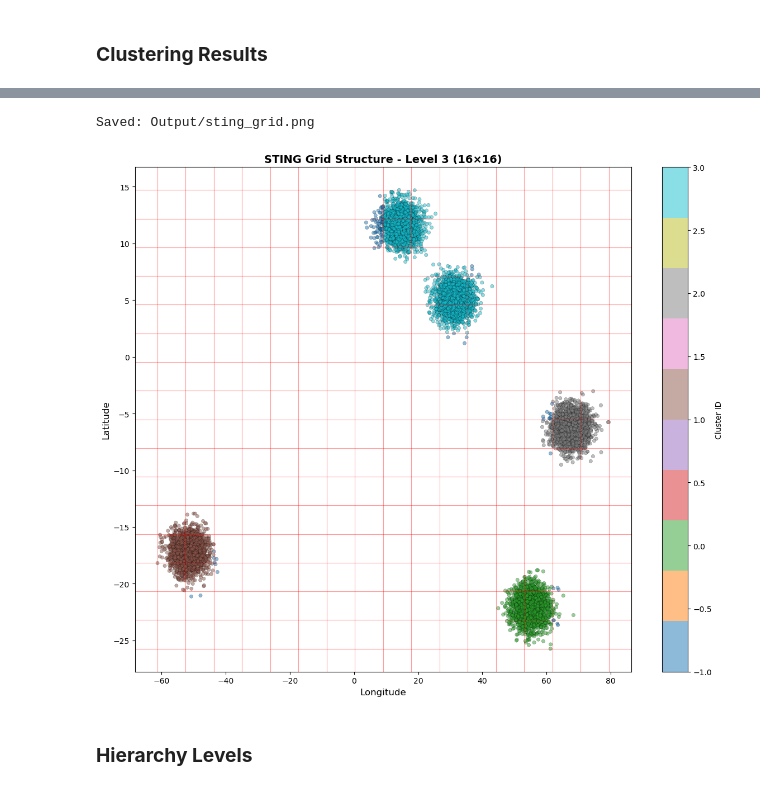
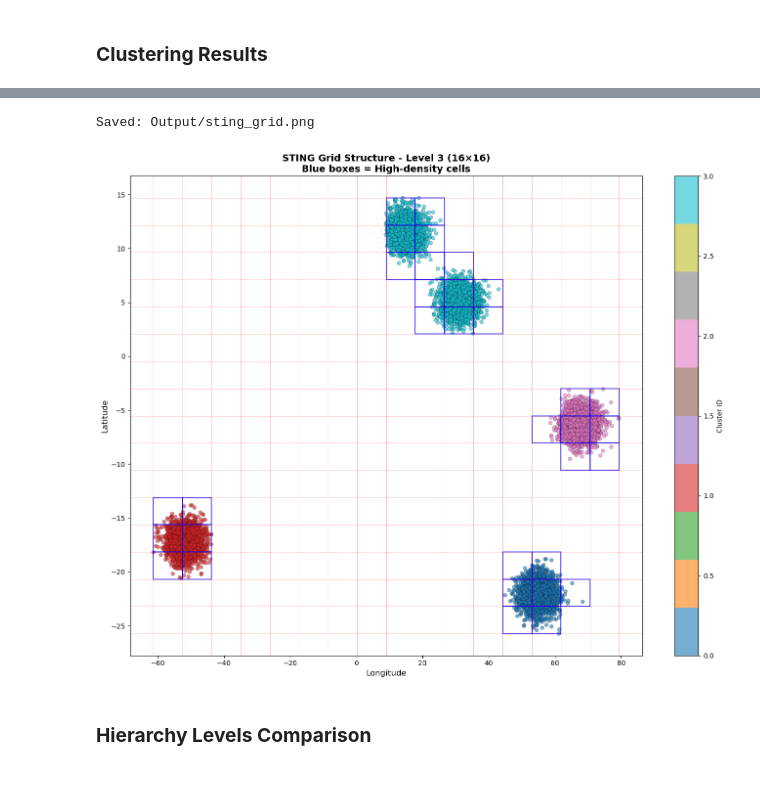
Before and after one commit to qlbusalim/STING-Statistical-Information-Grid, a Jupyter notebook: sting.ipynb, the cells around one changed output, grey strips where cells are left out. Drawn from its saved outputs; the diff is of its cells as text; code cells hidden in the pictures.

```diff
--- a/sting.ipynb
+++ b/sting.ipynb
@@ -413,11 +402,10 @@ for level, grid in enumerate(grids):
         counts = [c['count'] for c in grid.values() if c['count'] > 0]
         densities = [c['density'] for c in grid.values() if c['count'] > 0]
 
-        n_cells = subdivision ** (level + 1)
-        print(f"\nLevel {level}: ({n_cells}×{n_cells})")
-        print(f"  Total cells: {len(grid)}")
-        print(f"  Non-empty cells: {non_empty}")
-        print(f"  Avg points/cell: {np.mean(counts):.1f}")
-        print(f"  Max points/cell: {max(counts)}")
-        print(f"  Density range: [{min(densities):.6f}, {max(densities):.6f}]")
+        n_cells_per_dim = subdivision ** (level + 1)
+        print(f"\nLevel {level}: ({n_cells_per_dim}×{n_cells_per_dim} grid)")
+        print(f"- Total cells: {len(grid)}")
+        print(f"- Non-empty: {non_empty} ({non_empty/len(grid)*100:.1f}%)")
+        print(f"- Points per cell: min={min(counts)}, max={max(counts)}, avg={np.mean(counts):.1f}")
+        print(f"- Density range: [{min(densities):.6f}, {max(densities):.6f}]")
 # %% [output]
@@ -660,41 +695,60 @@ Saved: Output/sting_clusters.png
 # %%
-fig, ax = plt.subplots(figsize=(12, 10))
+fig, ax = plt.subplots(figsize=(14, 11))
 
-# Plot points
-scatter = ax.scatter(X[:, 1], X[:, 0],
-                    c=labels, cmap='tab10',
-                    s=20, alpha=0.5,
-                    edgecolors='black', linewidth=0.3)
+# Plot clustered points
+mask_clustered = labels >= 0
+scatter = ax.scatter(X[mask_clustered, 1], X[mask_clustered, 0],
+                    c=labels[mask_clustered], cmap='tab10',
+                    s=30, alpha=0.6, edgecolors='black', linewidth=0.3)
 
-# Draw grid lines
+# Plot noise
+mask_noise = labels == -1
+ax.scatter(X[mask_noise, 1], X[mask_noise, 0],
+          c='lightgray', s=15, alpha=0.3, marker='.', edgecolors='none')
+
+# Draw grid lines for finest level
 level_to_show = finest_level
 n_cells_show = subdivision ** (level_to_show + 1)
-
 cell_height = lat_range / n_cells_show
 cell_width = lon_range / n_cells_show
 
 for i in range(n_cells_show + 1):
     lat_line = min_lat + i * cell_height
-    ax.axhline(y=lat_line, color='red', alpha=0.4, linewidth=0.8)
+    ax.axhline(y=lat_line, color='red', alpha=0.3, linewidth=0.6)
 
 for j in range(n_cells_show + 1):
     lon_line = min_lon + j * cell_width
-    ax.axvline(x=lon_line, color='red', alpha=0.4, linewidth=0.8)
+    ax.axvline(x=lon_line, color='red', alpha=0.3, linewidth=0.6)
+
+# Highlight high-density cells
+if relevant_cells:
+    for cell in relevant_cells:
+        rect = plt.Rectangle(
+            (cell['bounds']['min_lon'], cell['bounds']['min_lat']),
+            cell['bounds']['max_lon'] - cell['bounds']['min_lon'],
+            cell['bounds']['max_lat'] - cell['bounds']['min_lat'],
+            fill=False, edgecolor='blue', linewidth=1.5, alpha=0.7
+        )
+        ax.add_patch(rect)
 
 ax.set_xlabel('Longitude', fontsize=12)
 ax.set_ylabel('Latitude', fontsize=12)
-ax.set_title(f'STING Grid Structure - Level {level_to_show} ({n_cells_show}×{n_cells_show})',
+ax.set_title(f'STING Grid Structure - Level {level_to_show} ({n_cells_show}×{n_cells_show})\n' +
+            f'Blue boxes = High-density cells',
             fontsize=14, fontweight='bold')
-plt.colorbar(scatter, ax=ax, label='Cluster ID')
+
+if mask_clustered.sum() > 0:
+    plt.colorbar(scatter, ax=ax, label='Cluster ID')
+
 plt.tight_layout()
 plt.savefig('Output/sting_grid.png', dpi=300, bbox_inches='tight')
 print("Saved: Output/sting_grid.png")
 plt.show()
 # %% [output]
 Saved: Output/sting_grid.png
-[figure, old version]
+[figure, new version]
 # %% [markdown]
-### **Hierarchy Levels**
+### **Hierarchy Levels Comparison**
 # %%
 n_levels = len(grids)
 fig, axes = plt.subplots(1, n_levels, figsize=(5*n_levels, 5))
```
Also changed, not shown: parts of 26 cells of this notebook.
